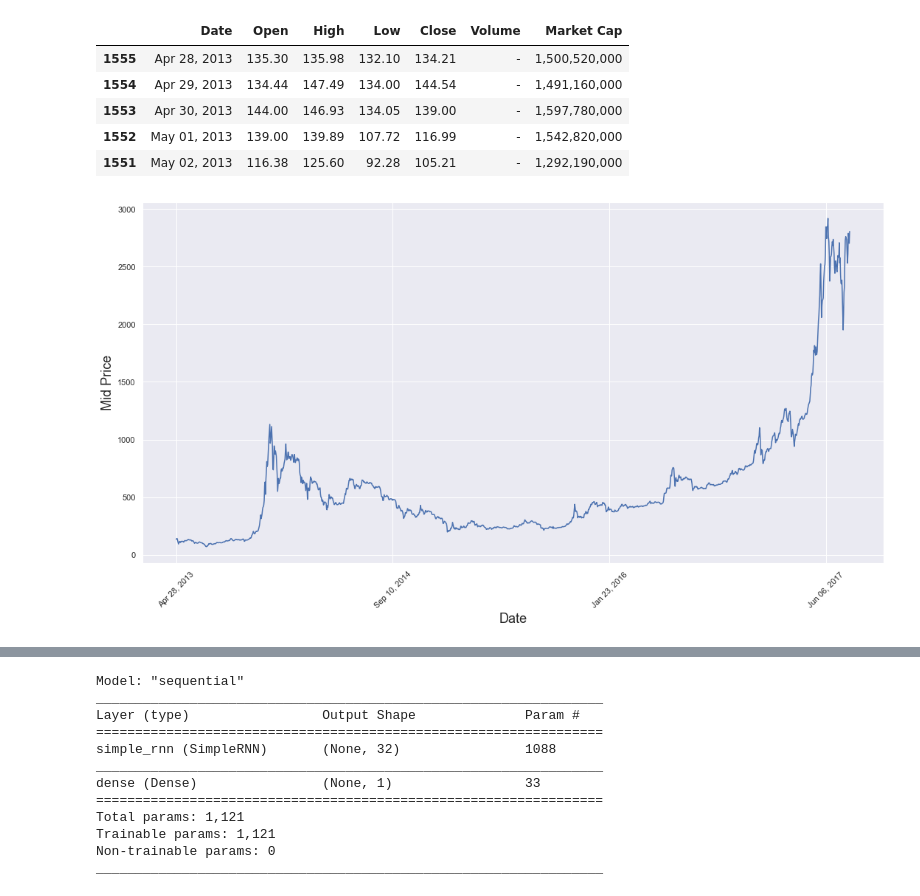
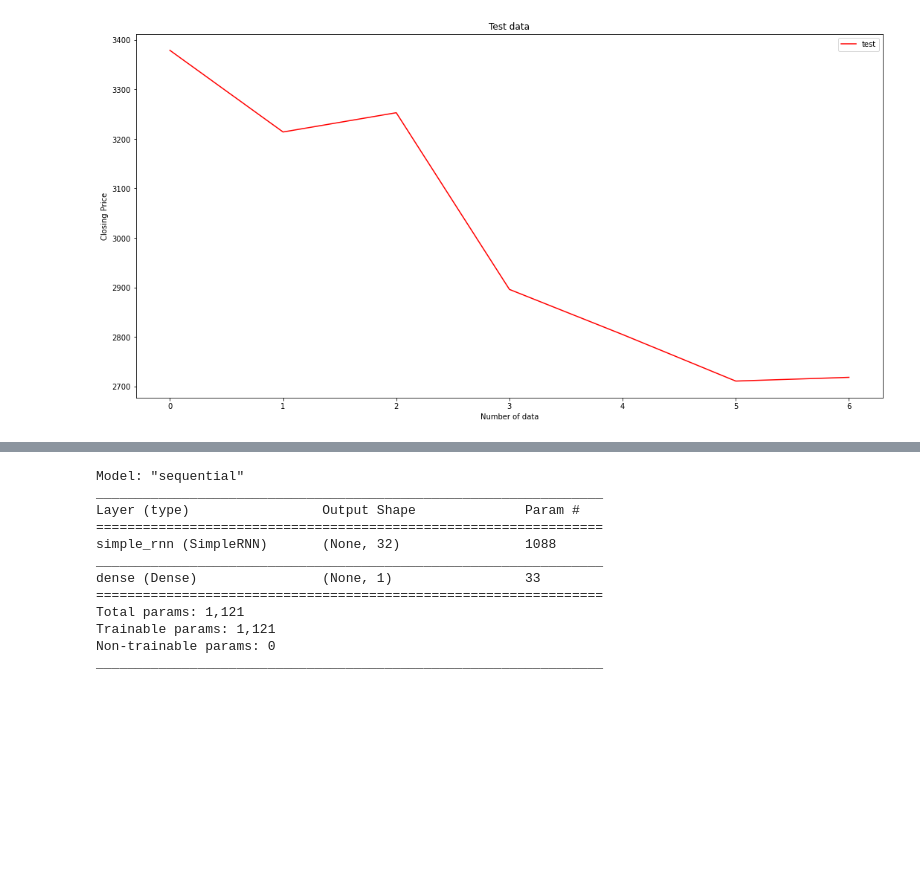
Before and after one commit to georgeob/Rusnak_NS2021, a Jupyter notebook: Rusnak_NS2021.ipynb, the cells around one changed output, grey strips where cells are left out. Saved outputs shown, nothing was run; the diff lists cells and outputs as text; code cells hidden in the pictures; blank space fills up the shorter version.

```diff
--- a/Rusnak_NS2021.ipynb
+++ b/Rusnak_NS2021.ipynb
@@ -16 +38,12 @@ test = pd.read_csv("bitcoin_price_1week_Test - Test.csv")
+# %%
+#Vizualizacia testovacieho datasetu
+plt.figure(figsize = (18,9))
+plt.plot(test["Close"],'red', label='test')
+plt.xlabel('Number of data')
+plt.ylabel("Closing Price")
+plt.legend()
+plt.title("Test data")
+plt.show()
+# %% [output]
+[figure, added]
 # %%
@@ -18,22 +51,2 @@ test = pd.read_csv("bitcoin_price_1week_Test - Test.csv")
 train = train[::-1]
 test = test[::-1]
-# %%
-#Zobrazenie kvoli vizualizacii
-train.head()
-# %% [output]
-|  | Date | Open | High | Low | Close | Volume | Market Cap |
-| 1555 | Apr 28, 2013 | 135.30 | 135.98 | 132.10 | 134.21 | - | 1,500,520,000 |
-| 1554 | Apr 29, 2013 | 134.44 | 147.49 | 134.00 | 144.54 | - | 1,491,160,000 |
-| 1553 | Apr 30, 2013 | 144.00 | 146.93 | 134.05 | 139.00 | - | 1,597,780,000 |
-| 1552 | May 01, 2013 | 139.00 | 139.89 | 107.72 | 116.99 | - | 1,542,820,000 |
-| 1551 | May 02, 2013 | 116.38 | 125.60 | 92.28 | 105.21 | - | 1,292,190,000 |
-# %%
-
-plt.figure(figsize = (18,9))
-plt.plot(range(train.shape[0]),(train['Low']+train['High'])/2.0)
-plt.xticks(range(0,train.shape[0],500),train['Date'].loc[::500],rotation=45)
-plt.xlabel('Date',fontsize=18)
-plt.ylabel('Mid Price',fontsize=18)
-plt.show()
-# %% [output]
-[figure, removed]
```
Also changed, not shown: parts of 19 cells of this notebook, 1 other file.
